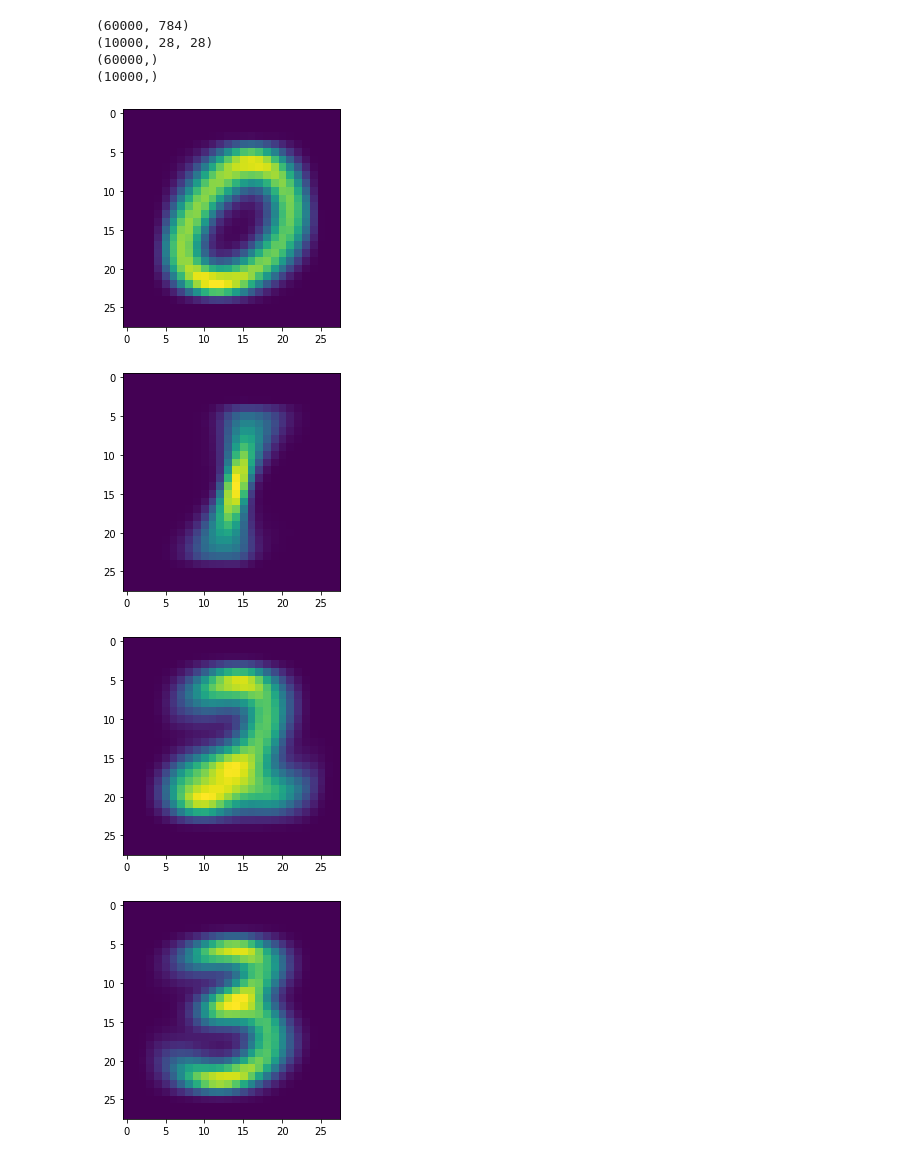
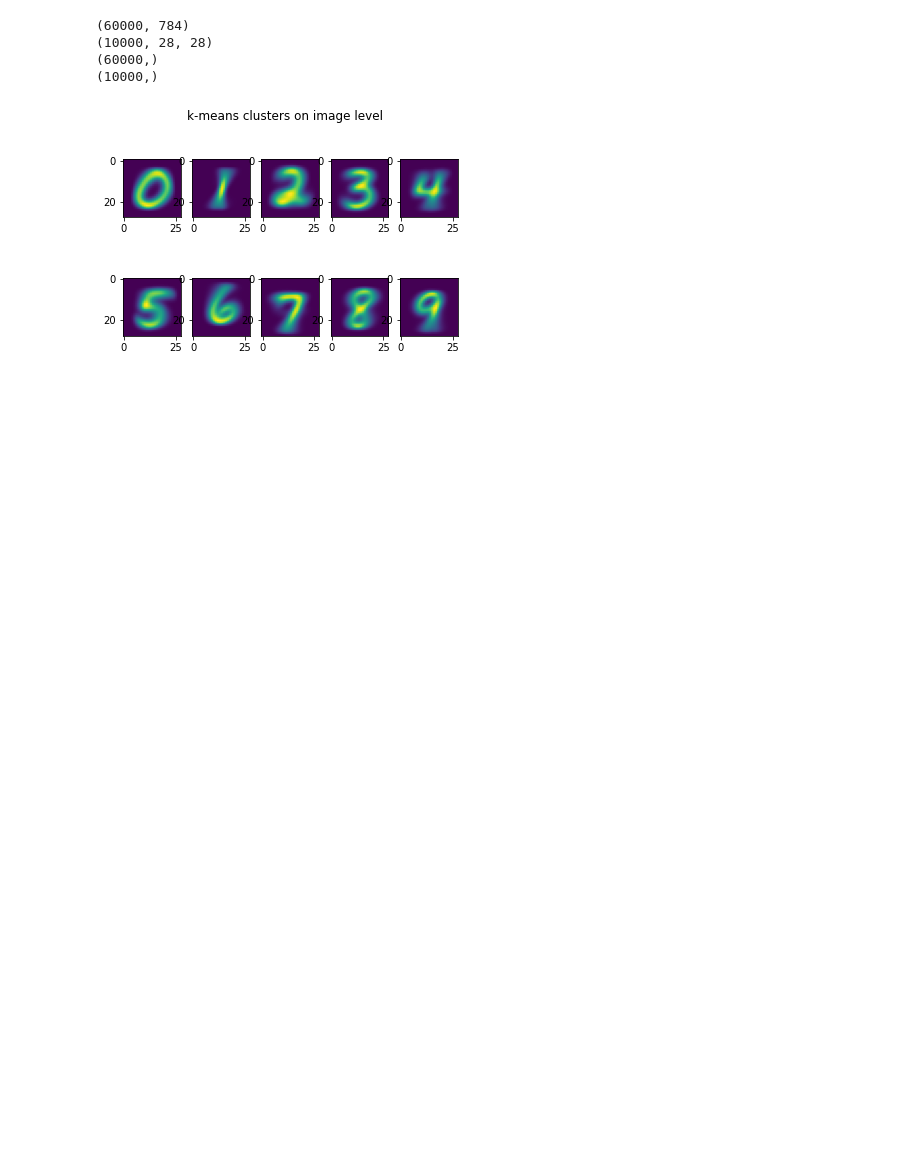
Before and after one commit to aranganath/Adversarial, a Jupyter notebook: k-medians-on-each-class-with-tsne.ipynb, the cells around one changed output. Drawn from its saved outputs; the diff is of its cells as text; code cells hidden in the pictures; blank space fills up the shorter version.

```diff
--- a/k-medians-on-each-class-with-tsne.ipynb
+++ b/k-medians-on-each-class-with-tsne.ipynb
@@ -66,11 +66,10 @@ for number in range(10):
 total_list = np.concatenate(total_list, axis=0)
 # %%
 # Printing all the k-means cluster (0-9)
-for i in range(10):
-    plt.imshow(total_list[indices[i]-1].reshape(28,28))
-    plt.show()
+fig, axs = plt.subplots(2,5)
+fig.suptitle('k-means clusters on image level')
+for i in range(2):
+    for j in range(5):
+        axs[i,j].imshow(total_list[indices[5*i + j]-1].reshape(28,28))
 # %% [output]
-[figure, old version]
+[figure, new version]
-[figure, removed]
-[figure, removed]
-[figure, removed]
```
Also changed, not shown: parts of 2 cells of this notebook.
